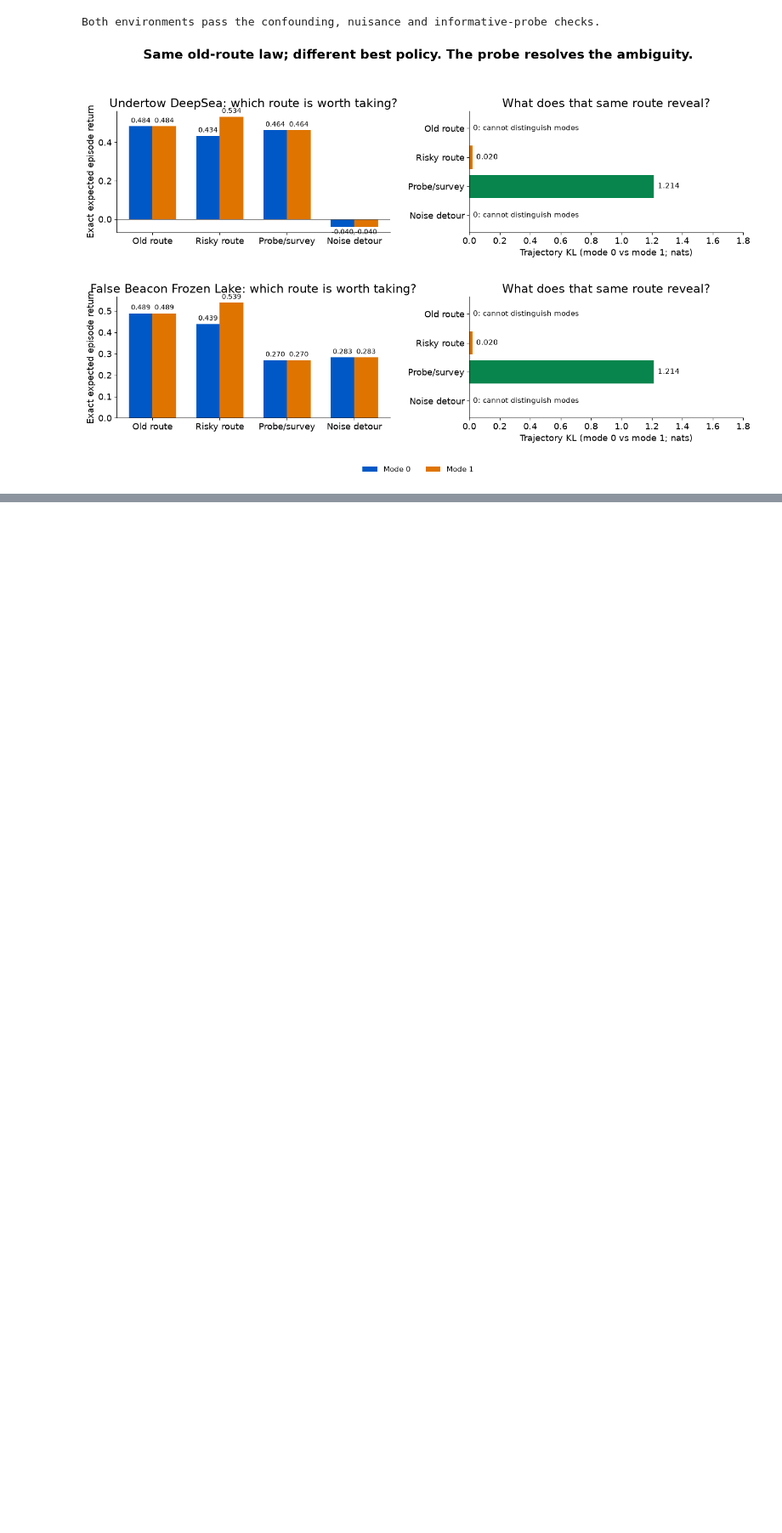
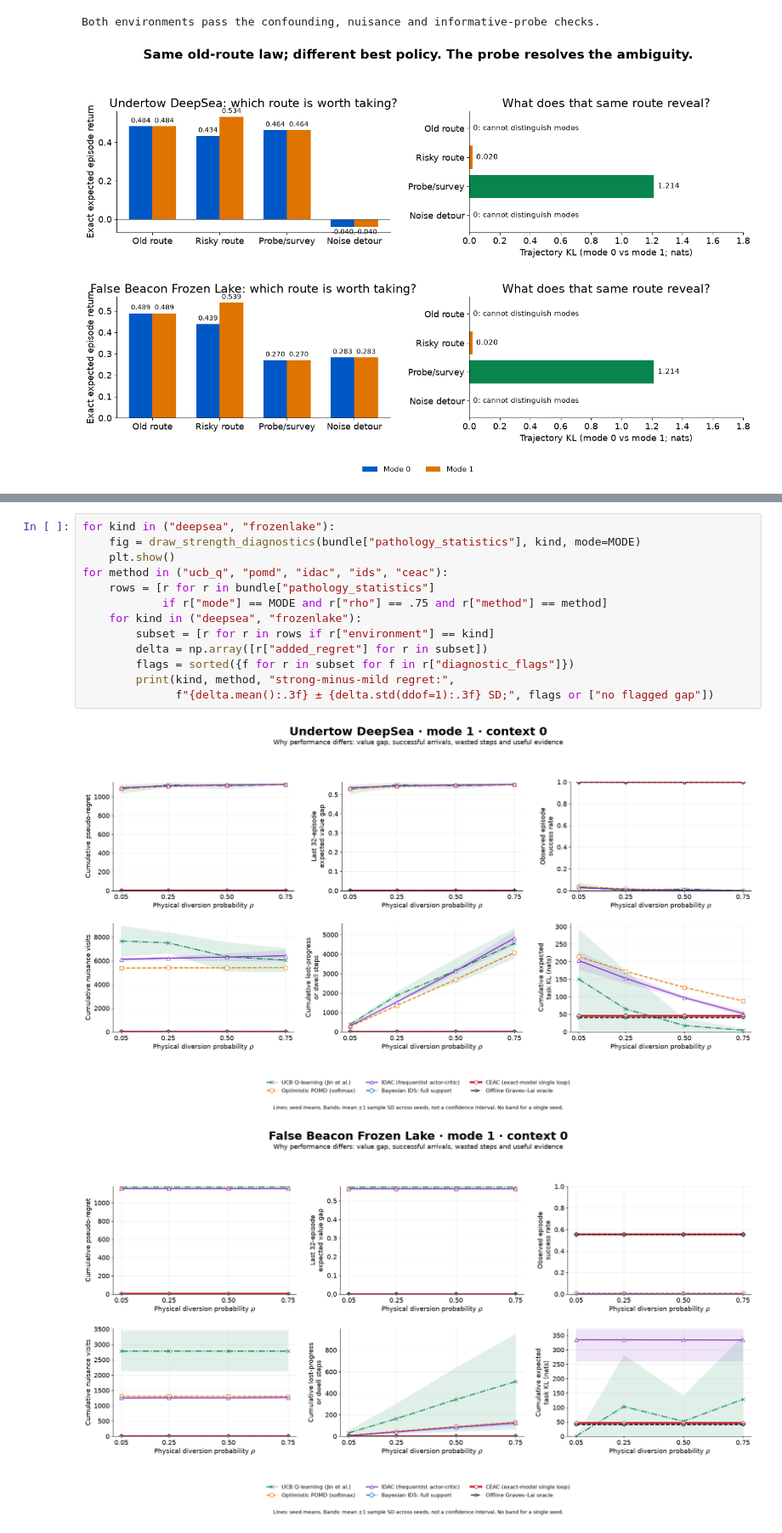
Before and after one commit to Sahire-Ellahy/Confounder-Eliminating-Actor-Critic, a Jupyter notebook: notebooks/Undertow_FalseBeacon.ipynb, the cells around one changed output, grey strips where cells are left out. Shown at 85% size. Saved outputs shown, nothing was run; the diff lists cells and outputs as text; blank space fills up the shorter version.

```diff
--- a/notebooks/Undertow_FalseBeacon.ipynb
+++ b/notebooks/Undertow_FalseBeacon.ipynb
@@ -156,0 +184,16 @@ for kind in ("deepsea", "frozenlake"):
+# %%
+for kind in ("deepsea", "frozenlake"):
+    fig = draw_strength_diagnostics(bundle["pathology_statistics"], kind, mode=MODE)
+    plt.show()
+for method in ("ucb_q", "pomd", "idac", "ids", "ceac"):
+    rows = [r for r in bundle["pathology_statistics"]
+            if r["mode"] == MODE and r["rho"] == .75 and r["method"] == method]
+    for kind in ("deepsea", "frozenlake"):
+        subset = [r for r in rows if r["environment"] == kind]
+        delta = np.array([r["added_regret"] for r in subset])
+        flags = sorted({f for r in subset for f in r["diagnostic_flags"]})
+        print(kind, method, "strong-minus-mild regret:",
+              f"{delta.mean():.3f} ± {delta.std(ddof=1):.3f} SD;", flags or ["no flagged gap"])
+# %% [output]
+[figure, added]
+[figure, added]
```
Also changed, not shown: parts of 12 cells of this notebook, 49 other files.
